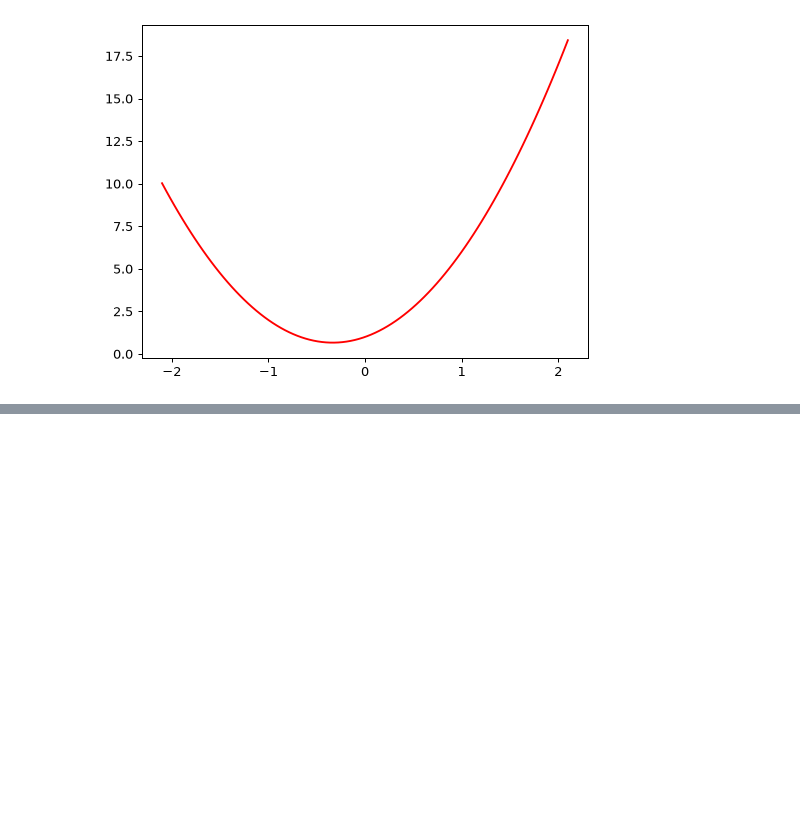
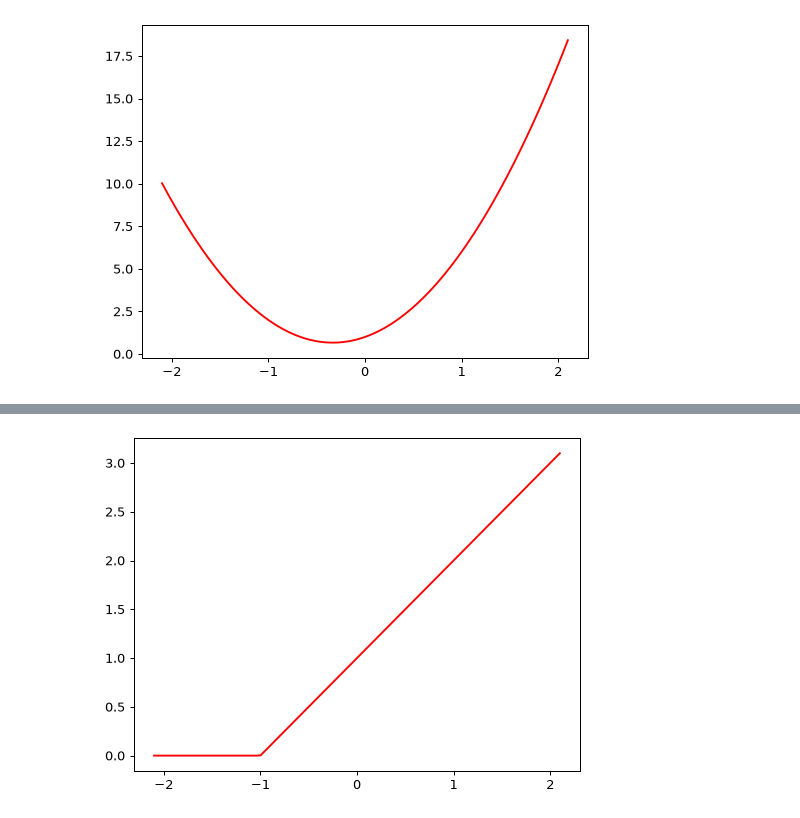
Before and after one commit to vaishnaviasawale/Practical-Deep-Learning-Course, a Jupyter notebook: 03_working/course_nb.ipynb, the cells around one changed output, grey strips where cells are left out. Cells and saved outputs as stored; diff of their text form; code cells hidden in the pictures; blank space fills up the shorter version.

Commit message:
Rectified Linear Unit and the loss function

```diff
--- a/03_working/course_nb.ipynb
+++ b/03_working/course_nb.ipynb
@@ -76,0 +256,11 @@ plt.scatter(x,y);
+# %%
+# But how do we represent more complicated real-life functions?
+# We can create an infinitely flexible function from a ReLU function
+
+# Rectified Linear Unit
+def rectified_linear(m, b, x):
+    y = m * x + b
+    return torch.clip(y, 0.0)
+    # torch.clip() takes output y and if its less than that number passed, it turns
+    # into that number
+    # So if it takes anything negative, it will make it 0
@@ -76,0 +277,4 @@ plt.scatter(x,y);
+# %%
+plot_function(partial(rectified_linear, 1, 1))
+# %% [output]
+[figure, added]
```
Also changed, not shown: parts of 26 cells of this notebook.
